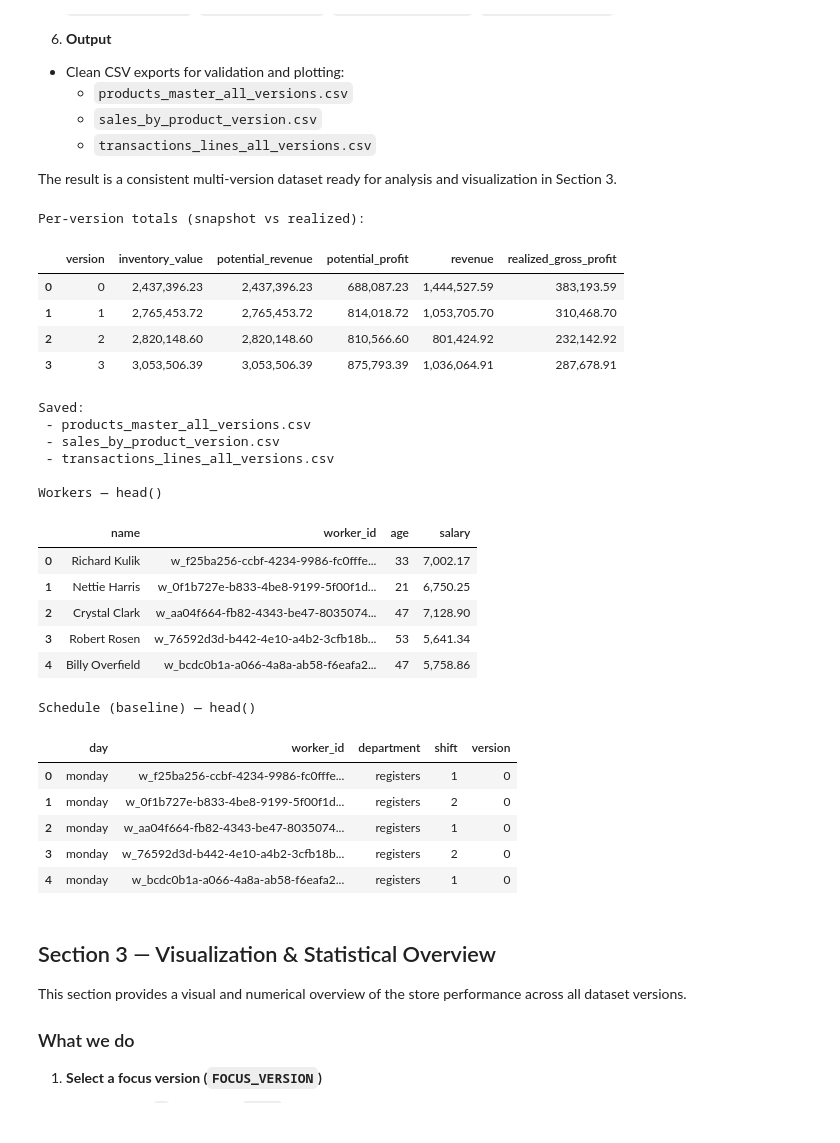
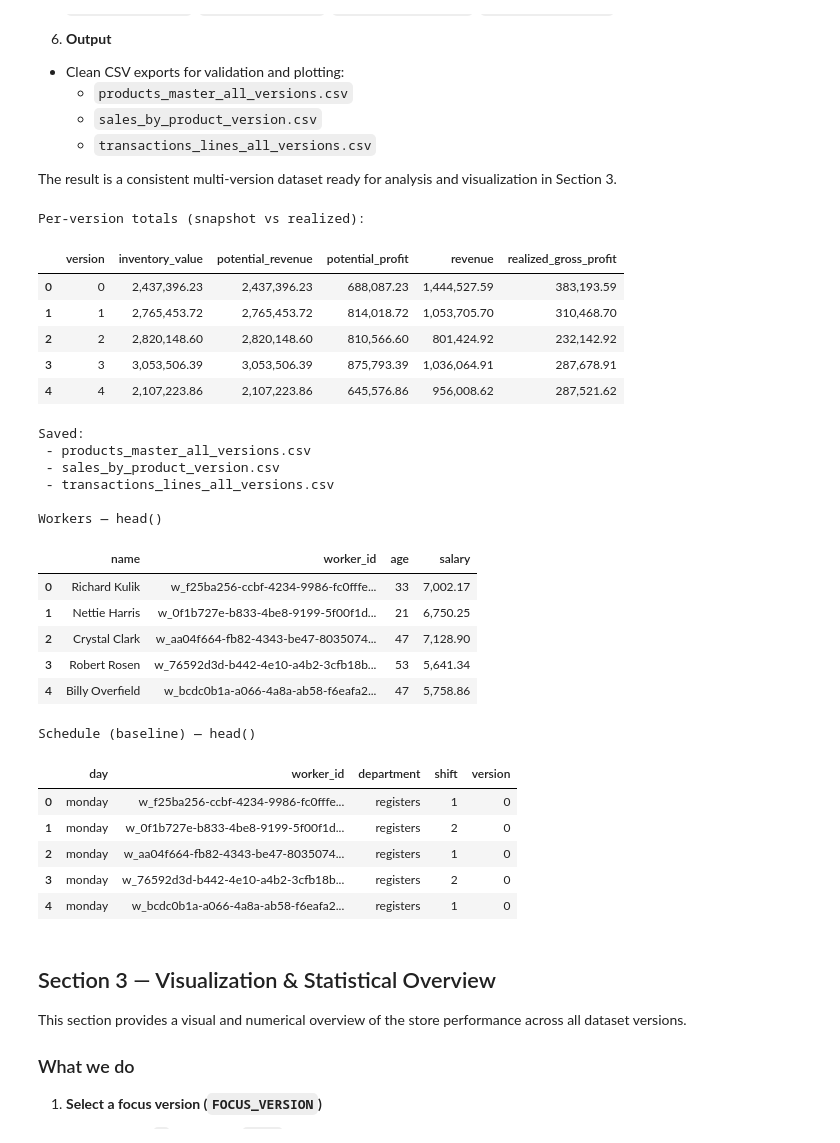
Before and after one commit to MaxEcks/IKT110_eckstein, a Jupyter notebook: portfolio/consulting/consulting_game_round_1.ipynb, the cells around one changed output. Saved outputs shown, nothing was run; the diff lists cells and outputs as text; code cells hidden in the pictures.

```diff
--- a/portfolio/consulting/consulting_game_round_1.ipynb
+++ b/portfolio/consulting/consulting_game_round_1.ipynb
@@ -152,8 +152,8 @@ The result is a consistent multi-version dataset ready for analysis and visualiz
 # %%
 # === Section 2 — Load → Normalize → Merge (multi-version, robust) ============
 
-# Config: which versions to load (_0.._3). Change to [0] to analyze baseline only.
-VERSIONS = [0, 1, 2, 3]
+# Config: which versions to load (_0.._4). Change to [0] to analyze baseline only.
+VERSIONS = [0, 1, 2, 3, 4]
 
 # ---- Paths (based on your notebook living in /consulting) -------------------
 DATA_DIR = Path("./data")
@@ -317,33 +317,34 @@ print("Saved:")
 print(" - products_master_all_versions.csv")
 print(" - sales_by_product_version.csv")
 print(" - transactions_lines_all_versions.csv")
 
 # ---- Optional: workers & schedules (baseline) -------------------------------
 try:
     workers_path   = WORKERS_DIR / "workers.jsonl"
     schedules_path = SCHEDULES_DIR / f"schedules_{VERSIONS[0]}.json"
     if workers_path.exists():
         workers = read_jsonl(workers_path)
         print("\nWorkers — head()")
         display(workers.head())
     if schedules_path.exists():
         schedules_raw = read_json(schedules_path)
         sched_rows = []
         for day, entries in schedules_raw.items():
             for e in entries:
                 sched_rows.append({"day": day, **e, "version": VERSIONS[0]})
         schedule_df = pd.DataFrame(sched_rows)
         print("\nSchedule (baseline) — head()")
         display(schedule_df.head())
 except Exception as e:
     print(f"\nStaffing section skipped: {e}")
 # %% [output]
 Per-version totals (snapshot vs realized):
 |  | version | inventory_value | potential_revenue | potential_profit | revenue | realized_gross_profit |
 | 0 | 0 | 2,437,396.23 | 2,437,396.23 | 688,087.23 | 1,444,527.59 | 383,193.59 |
 | 1 | 1 | 2,765,453.72 | 2,765,453.72 | 814,018.72 | 1,053,705.70 | 310,468.70 |
 | 2 | 2 | 2,820,148.60 | 2,820,148.60 | 810,566.60 | 801,424.92 | 232,142.92 |
 | 3 | 3 | 3,053,506.39 | 3,053,506.39 | 875,793.39 | 1,036,064.91 | 287,678.91 |
+| 4 | 4 | 2,107,223.86 | 2,107,223.86 | 645,576.86 | 956,008.62 | 287,521.62 |
 Saved:
  - products_master_all_versions.csv
  - sales_by_product_version.csv
```
Also changed, not shown: parts of 1 cell of this notebook, 3 other files.
